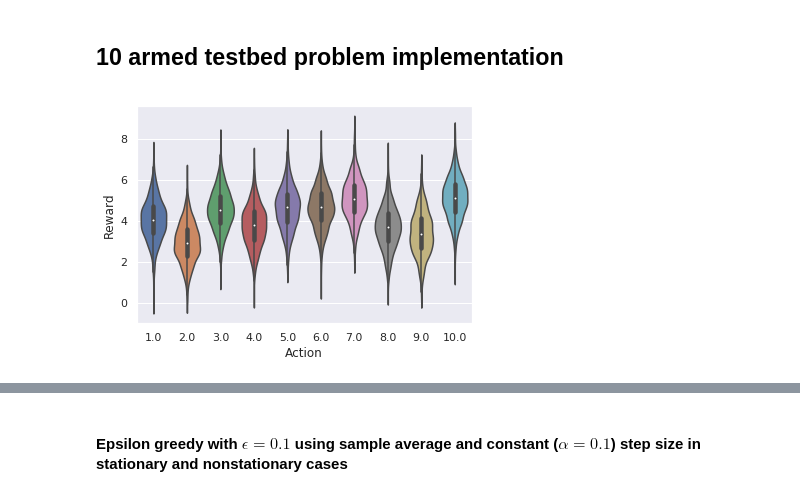
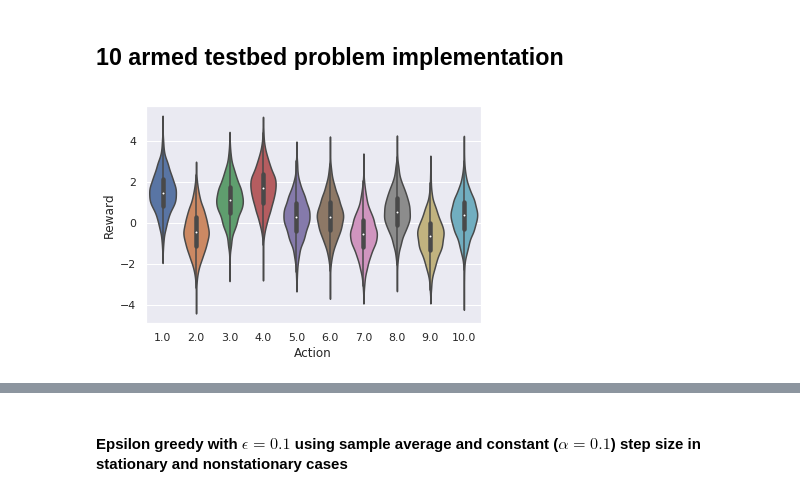
Before and after one commit to igonzalezperez/Reinforcement-Learning, a Jupyter notebook: k_armed_bandits.ipynb, the cells around one changed output, grey strips where cells are left out. Drawn from its saved outputs; the diff is of its cells as text; code cells hidden in the pictures.

```diff
--- a/k_armed_bandits.ipynb
+++ b/k_armed_bandits.ipynb
@@ -101,10 +101,8 @@ Step 5: $\epsilon$, didn't choose highest Q action.
 def squared_error(a, b):
     return (a-b)**2
 
-def softmax(H):
-    return np.exp(H)/np.sum(np.exp(H))
-
-#return multiple_argmax_selection(H)
+def softmax(values):
+    return np.exp(values)/np.sum(np.exp(values))
 
 #Policies
 def multiple_argmax_selection(values):
@@ -135,6 +133,11 @@ def upper_confidence_bound(values, step, N, c):
     ucb = np.where(N == 0, np.inf, values + c*np.sqrt(np.log(step+1)/N))
     return multiple_argmax_selection(ucb)
 
+def gradient_bandit_action(values):
+    """Choose action based on softmax of preferences (values)."""
+    probs = softmax(values)
+    return np.random.choice(len(values), p = probs)
+
 #Update methods
 def sample_avg(values, action, reward, step_size):
     """Updates action-value and number of ocurrences for a given action using sample-average method."""
@@ -147,22 +150,18 @@ def constant_step(values, action, reward, step_size):
     q = values[action] + step_size*(reward - values[action])
     return q, step_size
 
-def gradient_bandit_action(values):
-    probs = softmax(values)
-    return np.random.choice(len(values), p = probs)
+def gradient_bandit_update(values, action, reward, avg_reward, step_size, baseline):
+    """Update preferences H using gradient algorithm."""
+    H_new = []
+    pi = softmax(values)
 
-def gradient_bandit_update(values, action, step_size, reward, mean_reward):
-    H = np.array(values)
-    not_action = np.arange(len(H))!=action
-    pi = softmax(H)
-
-    for i in range(len(H)):
+    for i in range(len(values)):
         if i == action:
-            h_new = H[i] + step_size*(reward - mean_reward)*(1 - pi[i])
+            h_new = values[i] + step_size*(reward - avg_reward*baseline)*(1 - pi[i])
         else:
-            h_new = H[i] - step_size*(reward - mean_reward)*pi[i]
-        H[i] = h_new
-    return list(H)
+            h_new = values[i] - step_size*(reward - avg_reward*baseline)*pi[i]
+        H_new.append(h_new)
+    return H_new
 
 class ArmedTestbed():
     def __init__(self, n_actions = 10, q_initial = None, mean = 0, std = 1):
@@ -216,33 +215,33 @@ class ArmedTestbed():
                 if policy == epsilon_greedy:
                     A = policy(Q, *args['policy_params'])
                 elif policy == upper_confidence_bound:
                     A = policy(Q, t, step_size, *args['policy_params'])
                 elif policy == gradient_bandit_action:
                     A = policy(Q)
 
                 R = np.random.normal(loc = q_real[A], scale = self.std)
                 self.action_seq[t, i] = A
                 self.action_err[t, i] = A == best_action
                 self.reward_err[t, i] = R #squared_error(R, best_reward)
 
                 if update_method == sample_avg:
                     Q[A], step_size[A] = update_method(Q, A, R, step_size)
                 elif update_method == constant_step:
                     Q[A], step_size[A] = update_method(Q, A, R, *args['update_params'])
                 elif update_method ==  gradient_bandit_update:
+                    Q = update_method(Q, A, R, avg_reward, *args['update_params'])
                     avg_reward = avg_reward + 1/(t+1)*(R - avg_reward)
-                    Q = update_method(Q, A, *args['update_params'], R, avg_reward)
 
                 if not stationary: #change mean of real values
                     q_real = q_real + np.random.normal(loc = 0, scale = .01, size = 10)
                     if np.amax(q_real)>best_reward:
                         best_action = np.argmax(q_real)
                         best_reward = q_real[best_action]
 
         print("Elapsed time: {:.2f} seconds".format(time.time() - start))
         return np.mean(self.reward_err, axis = 1), np.mean(self.action_err, axis = 1)
 
-test = ArmedTestbed(mean = 4)
+test = ArmedTestbed()
 test.plot_true_values(2000)
 # %% [output]
-[figure, old version]
+[figure, new version]
```
Also changed, not shown: parts of 7 cells of this notebook, 1 other file.
